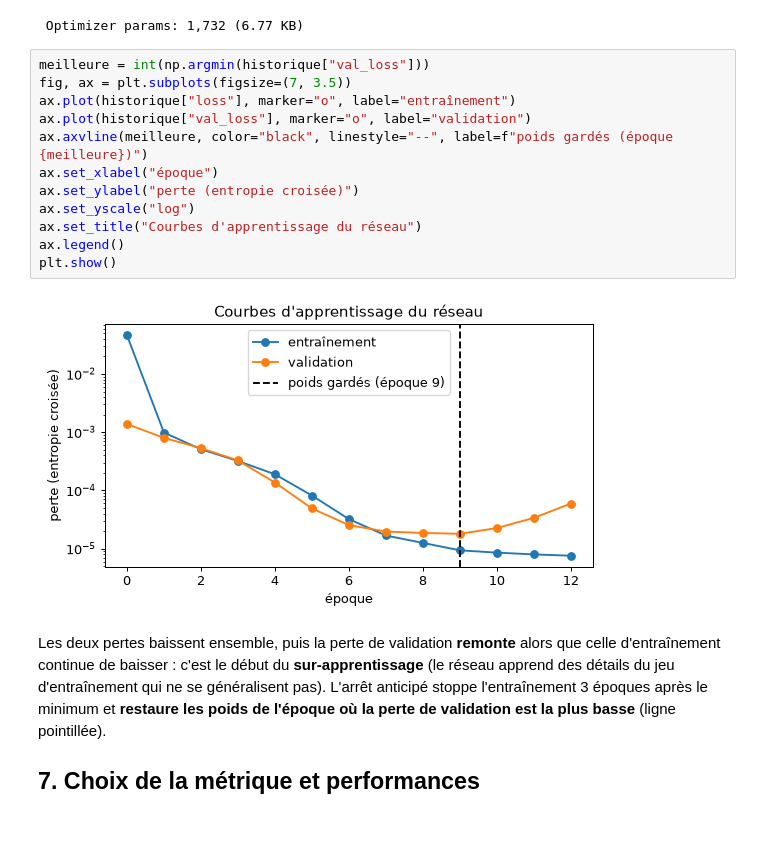
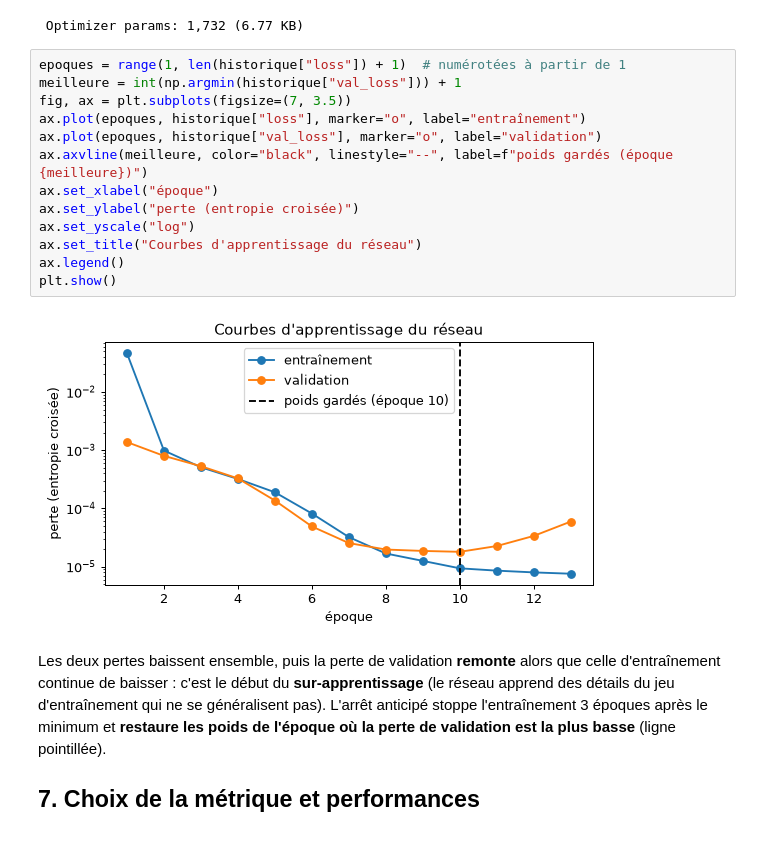
Before and after one commit to PabloHavane/exfildns, a Jupyter notebook: notebooks/methodologie.ipynb, the cells around one changed output. Saved outputs shown, nothing was run; the diff lists cells and outputs as text.

```diff
--- a/notebooks/methodologie.ipynb
+++ b/notebooks/methodologie.ipynb
@@ -304,19 +304,20 @@ Model: "sequential"
  Non-trainable params: 19 (80.00 B)
  Optimizer params: 1,732 (6.77 KB)
 # %%
-meilleure = int(np.argmin(historique["val_loss"]))
+epoques = range(1, len(historique["loss"]) + 1)  # numérotées à partir de 1
+meilleure = int(np.argmin(historique["val_loss"])) + 1
 fig, ax = plt.subplots(figsize=(7, 3.5))
-ax.plot(historique["loss"], marker="o", label="entraînement")
-ax.plot(historique["val_loss"], marker="o", label="validation")
+ax.plot(epoques, historique["loss"], marker="o", label="entraînement")
+ax.plot(epoques, historique["val_loss"], marker="o", label="validation")
 ax.axvline(meilleure, color="black", linestyle="--", label=f"poids gardés (époque {meilleure})")
 ax.set_xlabel("époque")
 ax.set_ylabel("perte (entropie croisée)")
 ax.set_yscale("log")
 ax.set_title("Courbes d'apprentissage du réseau")
 ax.legend()
 plt.show()
 # %% [output]
-[figure, old version]
+[figure, new version]
 # %% [markdown]
 Les deux pertes baissent ensemble, puis la perte de validation **remonte** alors que celle
 d'entraînement continue de baisser : c'est le début du **sur-apprentissage** (le réseau apprend
```
Also changed, not shown: parts of 2 cells of this notebook.
